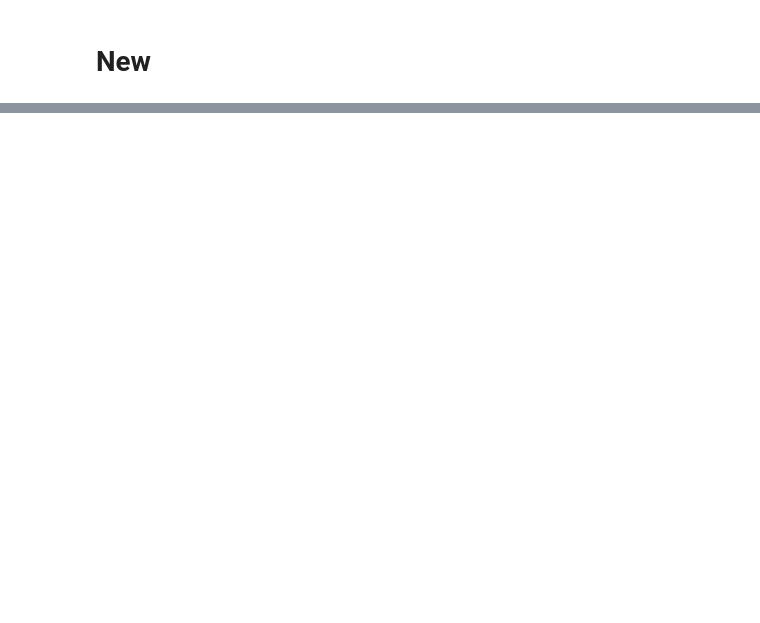
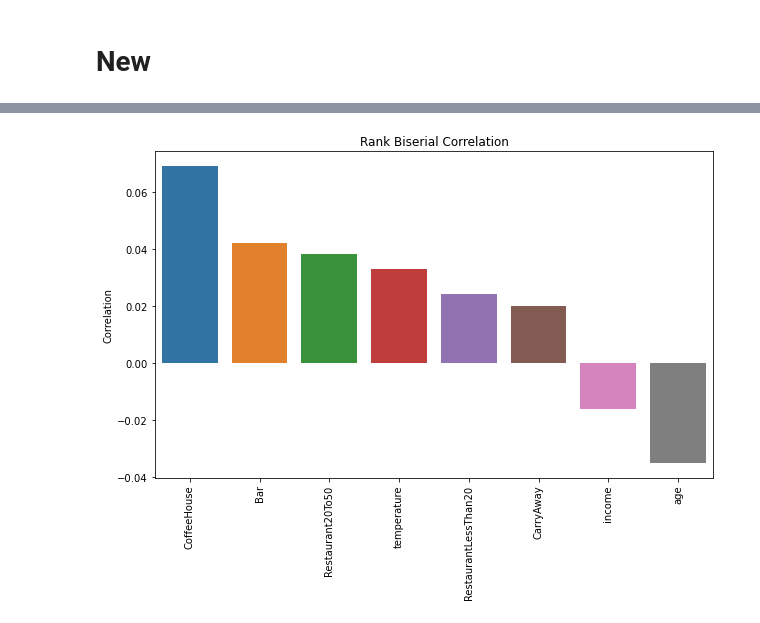
Before and after one commit to leobt23/Data_Mining, a Jupyter notebook: 1_eda/leo.ipynb, the cells around one changed output, grey strips where cells are left out. Drawn from its saved outputs; the diff is of its cells as text; code cells hidden in the pictures; blank space fills up the shorter version.

```diff
--- a/1_eda/leo.ipynb
+++ b/1_eda/leo.ipynb
@@ -698,0 +605,17 @@ df_test1 = combine_distance_columns(df_test1)
+# %%
+### Análise de correlação:
+# Para Y nominal:
+# X nominal -> Chi Square
+# X ordinal -> Rank Biserial e Mc Nemar
+
+# load dataframe
+df_correlation = pd.read_csv('cleaned_in-vehicle-coupon-recommendation.csv')
+
+# get columns
+columns = df_correlation.columns.tolist()
+
+ordinal_col = ['temperature', 'age', 'income', 'Bar', 'CoffeeHouse', 'CarryAway', 'RestaurantLessThan20', 'Restaurant20To50']
+nominal_col = ['coupon', 'destination', 'direction_same', 'education', 'expiration', 'gender', 'has_children', 'maritalStatus', 'occupation', 'passanger', 'time', 'to_coupon', 'weather']
+
+#df_correlation_nominal = df_correlation[nominal_col]
+#df_correlation_ordinal = df_correlation[ordinal_col]
@@ -698,0 +711,29 @@ df_test1 = combine_distance_columns(df_test1)
+# %%
+# Plot the results
+import matplotlib.pyplot as plt
+import seaborn as sns
+
+# Empty dictionary to store the Rank Biserial correlation values
+rank_biserial_results = {}
+
+# Applying the function to the specified ordinal columns
+ordinal_col = ['temperature', 'age', 'income', 'Bar', 'CoffeeHouse', 'CarryAway', 'RestaurantLessThan20', 'Restaurant20To50']
+for col in ordinal_col:
+    r = rank_biserial_correlation(df_correlation, col)
+    rank_biserial_results[col] = r
+
+# Convert the dictionary into a dataframe
+rank_biserial_results_df = pd.DataFrame.from_dict(rank_biserial_results, orient='index', columns=['Rank Biserial Correlation'])
+
+# Sort the dataframe by Rank Biserial correlation
+rank_biserial_results_df.sort_values(by='Rank Biserial Correlation', ascending=False, inplace=True)
+
+# Plot the Rank Biserial correlation
+plt.figure(figsize=(10, 6))
+sns.barplot(x=rank_biserial_results_df.index, y='Rank Biserial Correlation', data=rank_biserial_results_df)
+plt.xticks(rotation=90)
+plt.title('Rank Biserial Correlation')
+plt.ylabel('Correlation')
+plt.show()
+# %% [output]
+[figure, added]
```
Also changed, not shown: parts of 38 cells of this notebook, 2 other files.
